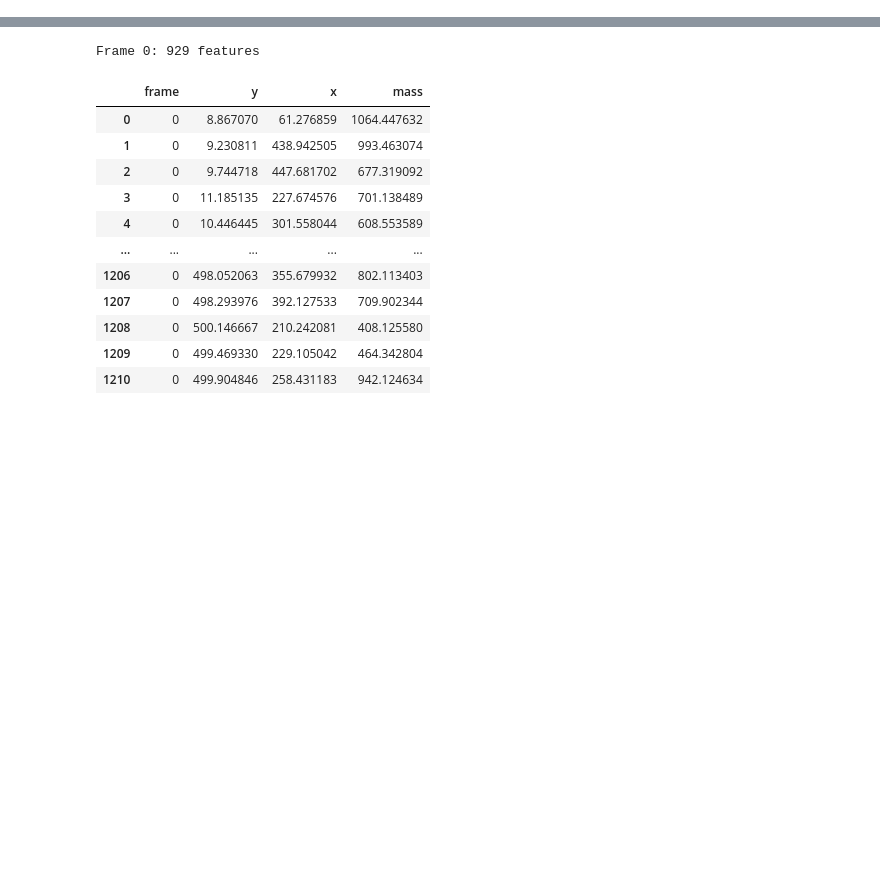
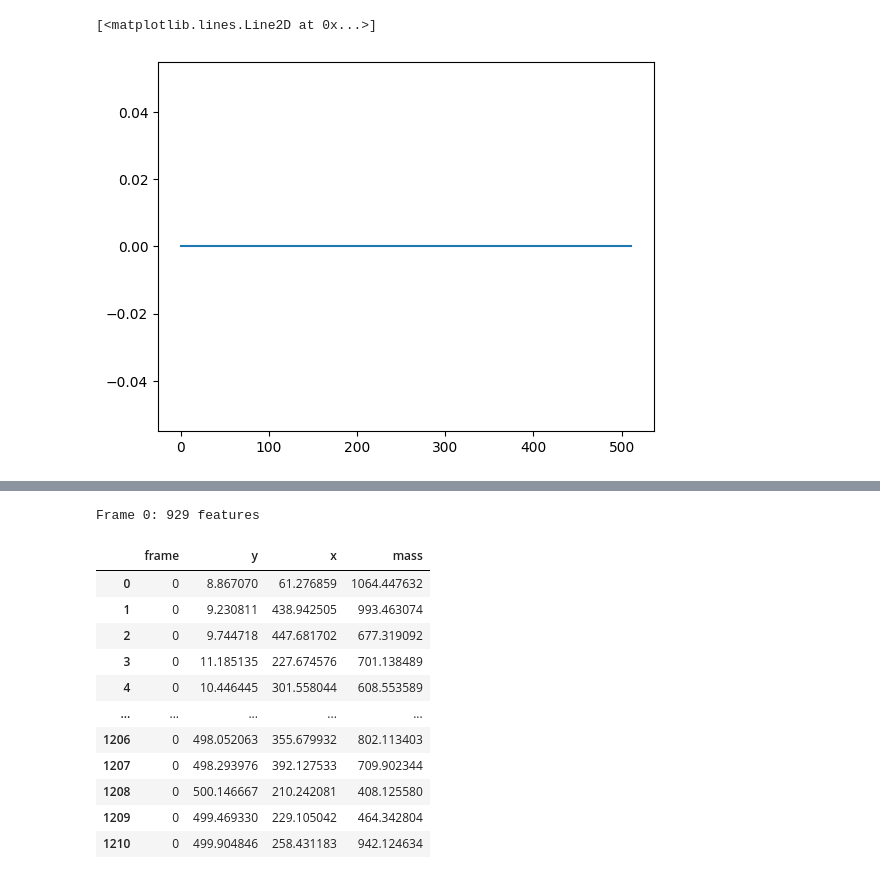
Before and after one commit to amfaber/tracking_optimizations, a Jupyter notebook: gpu-tracking/explore.ipynb, the cells around one changed output, grey strips where cells are left out. Cells and saved outputs as stored; diff of their text form; code cells hidden in the pictures; blank space fills up the shorter version.

```diff
--- a/gpu-tracking/explore.ipynb
+++ b/gpu-tracking/explore.ipynb
@@ -27,0 +37,5 @@ ValueError: cannot reshape array of size 66467664 into shape (2,512,512)
+# %%
+plt.plot(centers[:, 0])
+# %% [output]
+[<matplotlib.lines.Line2D at 0x...>]
+[figure, added]
```
Also changed, not shown: parts of 4 cells of this notebook, 17 other files.
